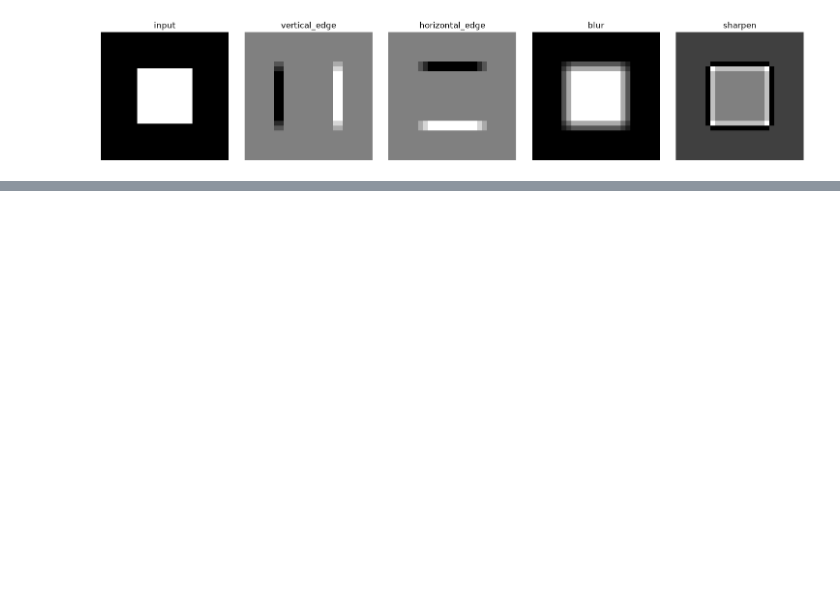
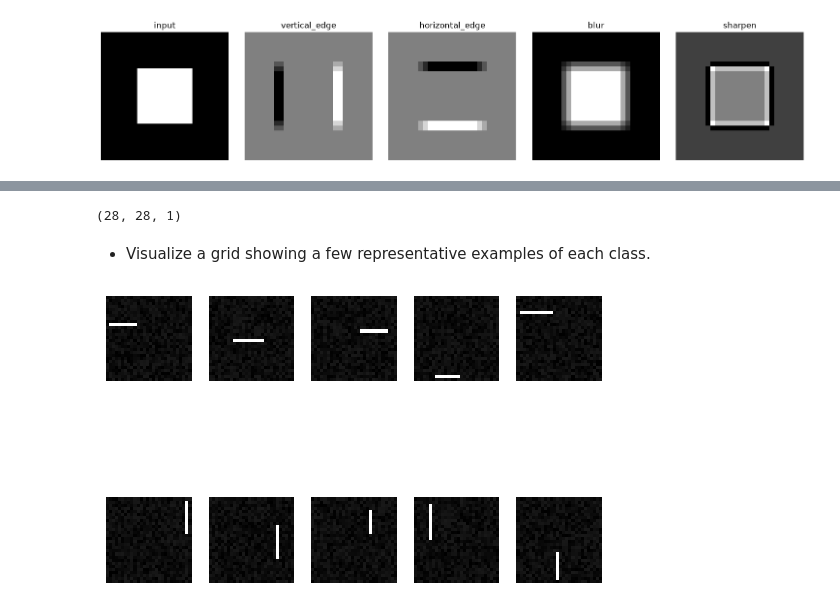
Before and after one commit to michallitwin/python-learning, a Jupyter notebook: python_dl/Deep_learning/Cnn_exercises_keras.ipynb, the cells around one changed output, grey strips where cells are left out. Saved outputs shown, nothing was run; the diff lists cells and outputs as text; code cells hidden in the pictures; blank space fills up the shorter version.

```diff
--- a/python_dl/Deep_learning/Cnn_exercises_keras.ipynb
+++ b/python_dl/Deep_learning/Cnn_exercises_keras.ipynb
@@ -157,0 +554,44 @@ plot_images(images, titles)
+# %%
+def generate_lines_data(n_samples, size=28, region="full", noise=0.1, seed=0):
+    """Images with background noise and one line. Class 0 = horizontal, class 1 = vertical."""
+    rng = np.random.default_rng(seed)
+    X = noise * rng.random((n_samples, size, size))      # noisy background
+    y = rng.integers(0, 2, n_samples)                    # random class (0/1) for every image
+
+    for i in range(n_samples):                           # draw one line in every image
+        L = rng.integers(8, 13)                          # line length: 8..12
+        r = rng.integers(0, size)                        # row (horizontal) or column (vertical)
+        c = rng.integers(0, size - L + 1)                # where the line starts
+        if y[i] == 0:
+            X[i, r, c:c+L] = 1.0                         # horizontal line
+        else:
+            X[i, c:c+L, r] = 1.0                         # vertical line
+
+    X = X[..., np.newaxis]                               # (n, size, size) -> (n, size, size, 1)
+    return X, y
+# %%
+X, y = generate_lines_data(200)
+X.shape
+X[0].shape
+# %% [output]
+(28, 28, 1)
+# %% [markdown]
+- Visualize a grid showing a few representative examples of each class.
+# %%
+fig, axes = plt.subplots(2, 5)
+
+# row 0: class 0
+imgs0 = X[y == 0][:5]
+for k in range(5):
+    axes[0, k].imshow(imgs0[k, :, :, 0], cmap="gray")
+    axes[0, k].axis("off")
+
+# row 1: class 1
+imgs1 = X[y == 1][:5]
+for k in range(5):
+    axes[1, k].imshow(imgs1[k, :, :, 0], cmap="gray")
+    axes[1, k].axis("off")
+
+plt.show()
+# %% [output]
+[figure, added]
```
Also changed, not shown: parts of 40 cells of this notebook.
